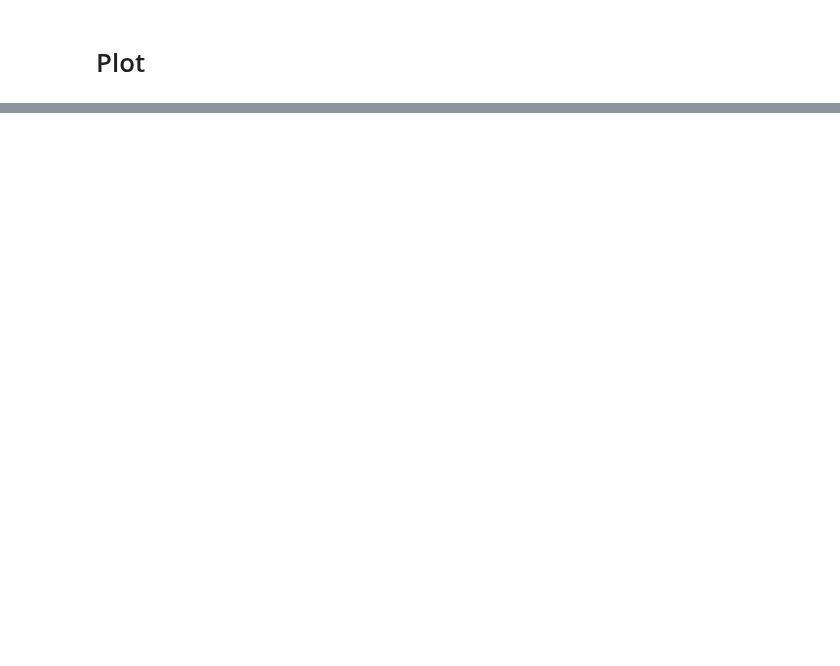
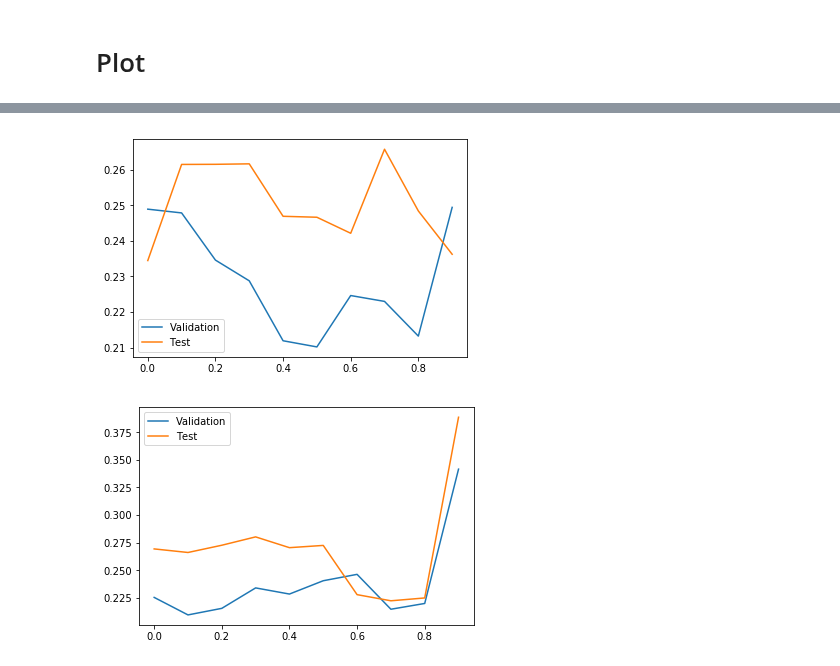
Before and after one commit to deatinor/EEG, a Jupyter notebook: stefano/plot.ipynb, the cells around one changed output, grey strips where cells are left out. Cells and saved outputs as stored; diff of their text form; code cells hidden in the pictures; blank space fills up the shorter version.

```diff
--- a/stefano/plot.ipynb
+++ b/stefano/plot.ipynb
@@ -72,0 +91,21 @@ plt.show()
+# %%
+errors_train,errors_validation,errors_test=get_performance(single_layer)
+# plt.plot(dropout_values,errors_train)
+plt.plot(dropout_values,errors_validation,label='Validation')
+plt.plot(dropout_values,errors_test,label='Test')
+plt.legend()
+
+plt.show()
+
+errors_train,errors_validation,errors_test=get_performance(three_layers)
+# plt.plot(dropout_values,errors_train)
+# plt.plot(dropout_values,errors_train)
+plt.plot(dropout_values,errors_validation,label='Validation')
+plt.plot(dropout_values,errors_test,label='Test')
+
+plt.legend()
+
+plt.show()
+# %% [output]
+[figure, added]
+[figure, added]
```
Also changed, not shown: parts of 5 cells of this notebook, 10 other files.
